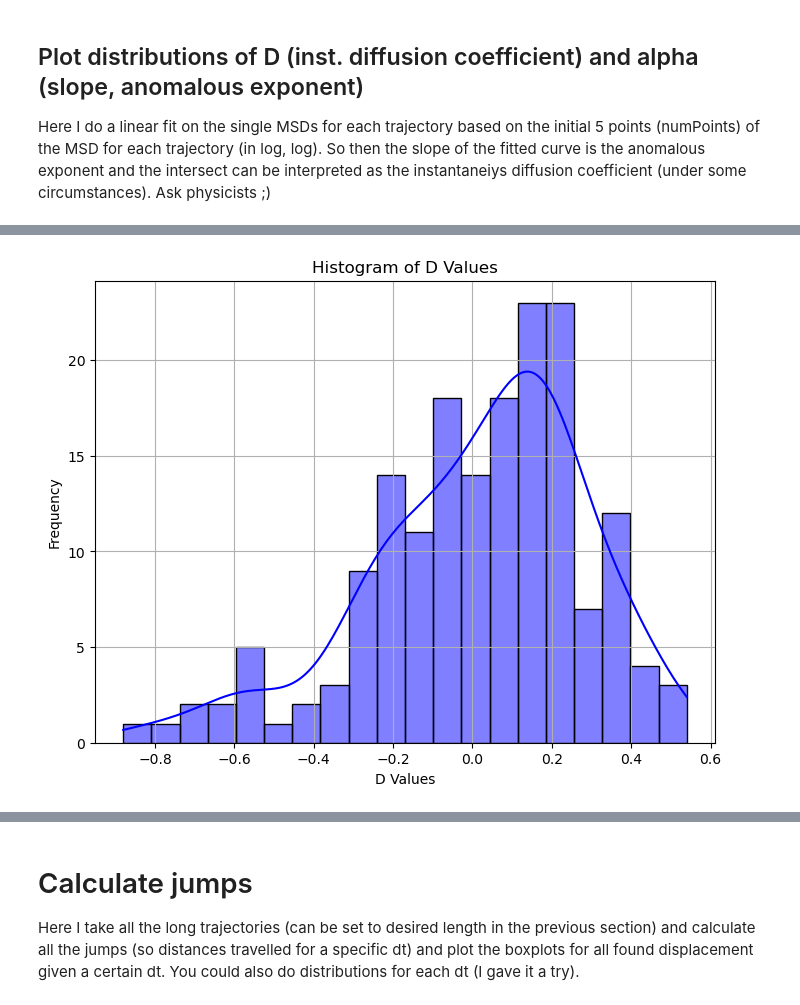
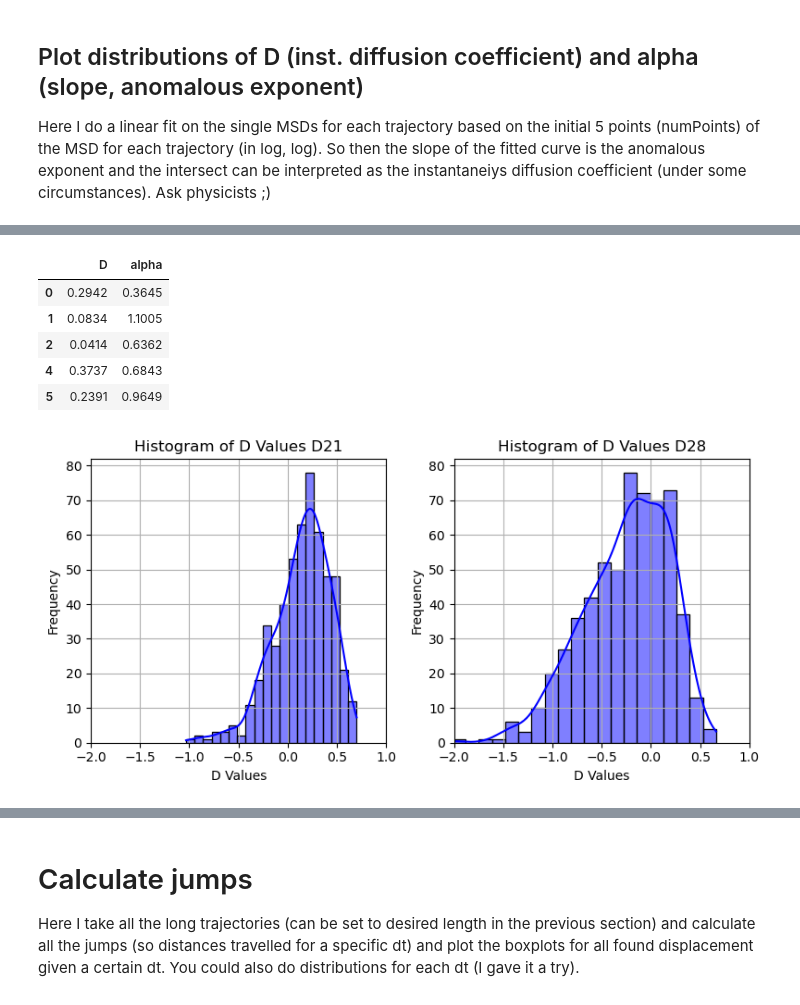
Before and after one commit to fmi-basel/singlemolecule-tracking, a Jupyter notebook: runs/2023-11-26_develop_measurements/Particle_mobility_analysis.ipynb, the cells around one changed output, grey strips where cells are left out. Cells and saved outputs as stored; diff of their text form; code cells hidden in the pictures.

```diff
--- a/runs/2023-11-26_develop_measurements/Particle_mobility_analysis.ipynb
+++ b/runs/2023-11-26_develop_measurements/Particle_mobility_analysis.ipynb
@@ -187,7 +370,7 @@ D21_all_tracks.head(20)
 # Defines function to calculate time-averaged MSD(tamsd) for a single track in a given ROI
 
 def calculate_single_tamsd(
-    single_traj: pd.DataFrame, min_length: int = 10, min_points: int = 1
+    single_traj: pd.DataFrame, min_length: int = 5, min_points: int = 1
 ):
     """Calculates time-averaged MSDs of one track in a given ROI.
 
@@ -380,9 +687,9 @@ len(D21_all_tracks["unique_id"].unique())
 
 Here I do a linear fit on the single MSDs for each trajectory based on the initial 5 points (numPoints) of the MSD for each trajectory (in log, log). So then the slope of the fitted curve is the anomalous exponent and the intersect can be interpreted as the instantaneiys diffusion coefficient (under some circumstances). Ask physicists ;)
 # %%
-### To do a linear fit on the log(dt), log(MSD) curve and define alpha and D
+# To do a linear fit on the log(dt), log(MSD) curve and define alpha and D
 
-def get_D_alpha(traj, min_length=10, numPoints=5):
+def get_D_alpha(traj, min_length=5, numPoints=5):
     if traj.shape[0]<min_length:
         return np.nan, np.nan
     model = LinearRegression()
@@ -470,0 +762,14 @@ print(D_alpha_alltracks_filtered)
+# %%
+# To remove all nan values from table
+
+D21_D_alpha_alltracks_filtered = D21_D_alpha_alltracks.dropna(how='all')
+print(D21_D_alpha_alltracks_filtered)
+
+D28_D_alpha_alltracks_filtered = D28_D_alpha_alltracks.dropna(how='all')
+#print(D28_D_alpha_alltracks_filtered)
+
+D35_D_alpha_alltracks_filtered = D35_D_alpha_alltracks.dropna(how='all')
+#print(D35_D_alpha_alltracks_filtered)
+
+D55_D_alpha_alltracks_filtered = D55_D_alpha_alltracks.dropna(how='all')
+#print(D55_D_alpha_alltracks_filtered)
@@ -471,11 +791,39 @@ print(D_alpha_alltracks_filtered)
+# %%
+D21_D_alpha_alltracks_filtered.head()
+# %% [output]
+|  | D | alpha |
+| 0 | 0.2942 | 0.3645 |
+| 1 | 0.0834 | 1.1005 |
+| 2 | 0.0414 | 0.6362 |
+| 4 | 0.3737 | 0.6843 |
+| 5 | 0.2391 | 0.9649 |
 # %%
 # Plot histogram for 'D'
-plt.figure(figsize=(8, 6))
-sns.histplot(data=D_alpha_alltracks['D'].dropna(), bins=20, color='blue', kde=True)
+
+plt.figure(figsize=(8, 4))
+
+plt.subplot(1, 2, 1)
+sns.histplot(data=D21_D_alpha_alltracks_filtered['D'].dropna(), bins=20, color='blue', kde=True)
+plt.xlabel('D Values')
+plt.xlim(-2,1)
+#plt.ylim(0,50)
+#ax.set_xticks(range(1,32))
+plt.ylabel('Frequency')
+plt.title('Histogram of D Values D21')
+plt.grid(True)
+
+plt.subplot(1, 2, 2)
+sns.histplot(data=D28_D_alpha_alltracks_filtered['D'].dropna(), bins=20, color='blue', kde=True)
+plt.xlim(-2,1)
+#plt.ylim(0,50)
+#ax.set_xticks(range(1,32))
 plt.xlabel('D Values')
 plt.ylabel('Frequency')
-plt.title('Histogram of D Values')
+plt.title('Histogram of D Values D28')
 plt.grid(True)
+
+# Adjust layout and display the plot
+plt.tight_layout()
 plt.show()
 # %% [output]
-[figure, old version]
+[figure, new version]
```
Also changed, not shown: parts of 49 cells of this notebook.
